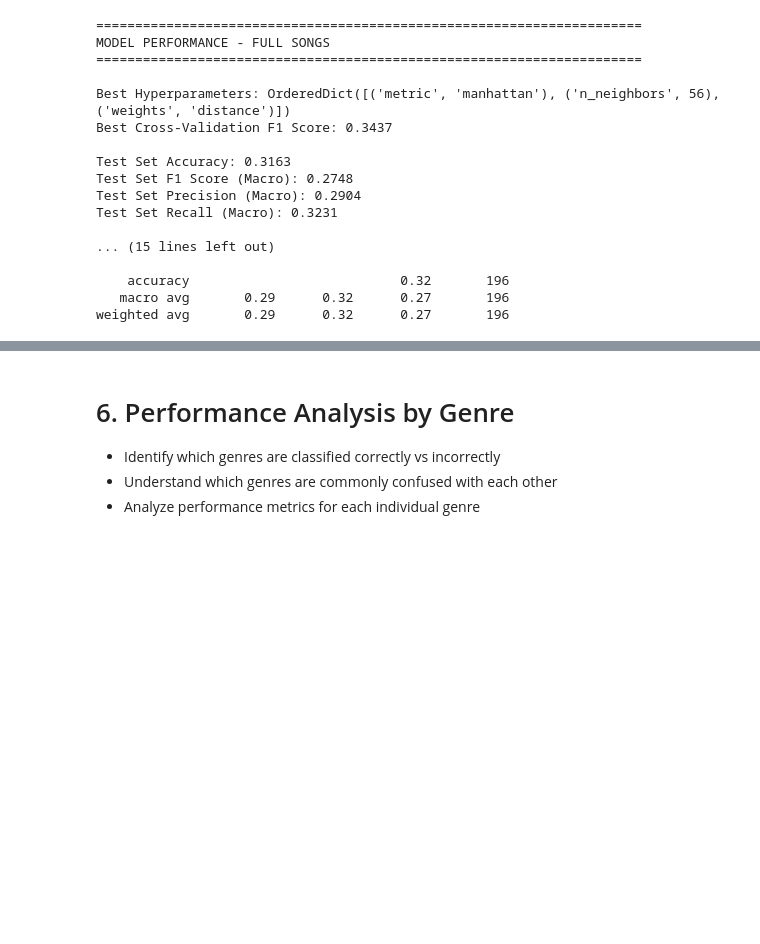
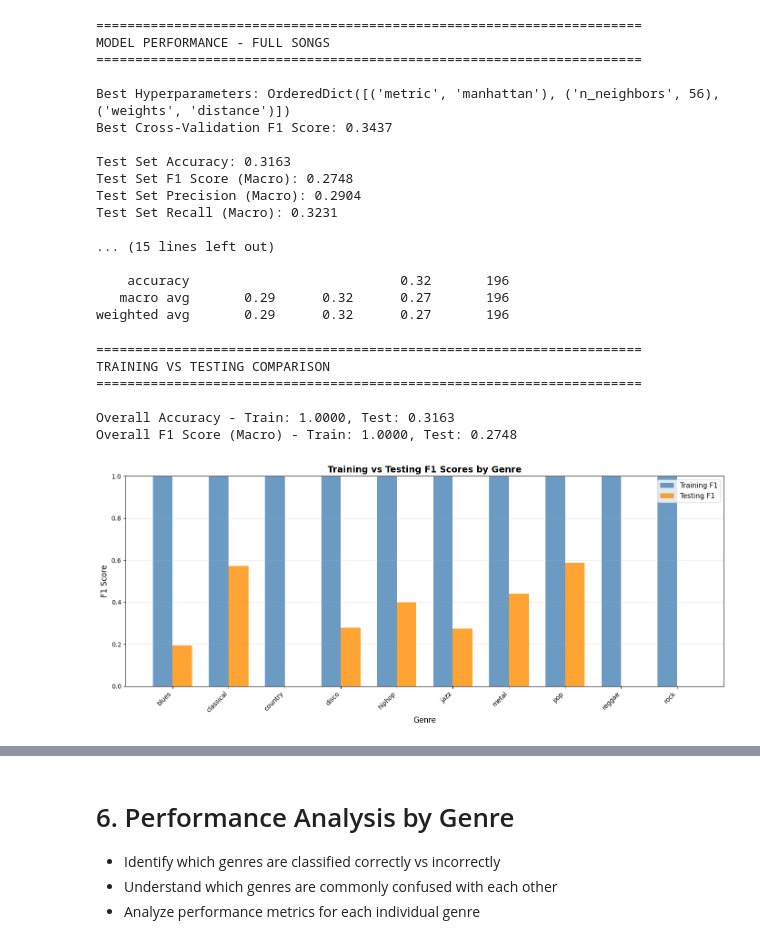
Before and after one commit to AlexGithub3427/music-genre-classification, a Jupyter notebook: KNN Analysis.ipynb, the cells around one changed output, grey strips where cells are left out. Saved outputs shown, nothing was run; the diff lists cells and outputs as text; code cells hidden in the pictures; blank space fills up the shorter version.

```diff
--- a/KNN Analysis.ipynb
+++ b/KNN Analysis.ipynb
@@ -35,6 +40,12 @@ y_pred_enc = best_knn.predict(X_test)
 
 # converting predictions back to labels (genres)
 y_pred_labels = le.inverse_transform(y_pred_enc)
+# %%
+# generating encoded predictions on training set
+y_train_pred_enc = best_knn.predict(X_train)
+
+# converting predictions back to labels (genres)
+y_train_pred_labels = le.inverse_transform(y_train_pred_enc)
 # %% [markdown]
 # 4. Analyze Hyperparameter Tuning Results
 - Visualize how different values of k (number of neighbors) affect the F1 score
@@ -97,3 +116,65 @@ Test Set Recall (Macro): 0.3231
     accuracy                           0.32       196
    macro avg       0.29      0.32      0.27       196
 weighted avg       0.29      0.32      0.27       196
+# %%
+# Create a comparison of training vs testing performance
+
+# Get reports for both sets
+test_report = classification_report(y_test, y_pred_labels, output_dict=True)
+train_report = classification_report(y_train, y_train_pred_labels, output_dict=True)
+
+# Extract F1 scores for each genre
+genres = sorted(np.unique(y_test))
+test_f1_scores = [test_report[genre]['f1-score'] for genre in genres]
+train_f1_scores = [train_report[genre]['f1-score'] for genre in genres]
+
+# Calculate overall metrics comparison
+print("\n" + "="*70)
+print("TRAINING VS TESTING COMPARISON")
+print("="*70)
+print(f"\nOverall Accuracy - Train: {accuracy_score(y_train, y_train_pred_labels):.4f}, Test: {accuracy_score(y_test, y_pred_labels):.4f}")
+print(f"Overall F1 Score (Macro) - Train: {f1_score(y_train, y_train_pred_labels, average='macro'):.4f}, Test: {f1_score(y_test, y_pred_labels, average='macro'):.4f}")
+
+# Create comparison plot
+fig, ax = plt.subplots(figsize=(14, 6))
+
+# Set up bar positions
+x = np.arange(len(genres))
+width = 0.35
+
+# Create bars
+bars1 = ax.bar(x - width/2, train_f1_scores, width, label='Training F1', color='steelblue', alpha=0.8)
+bars2 = ax.bar(x + width/2, test_f1_scores, width, label='Testing F1', color='darkorange', alpha=0.8)
+
+# Customize plot
+ax.set_xlabel('Genre', fontsize=12)
+ax.set_ylabel('F1 Score', fontsize=12)
+ax.set_title('Training vs Testing F1 Scores by Genre', fontsize=14, fontweight='bold')
+ax.set_xticks(x)
+ax.set_xticklabels(genres, rotation=45, ha='right')
+ax.legend(fontsize=11)
+ax.set_ylim(0, 1)
+ax.grid(axis='y', alpha=0.3)
+
+plt.tight_layout()
+plt.show()
+
+# Print F1 score comparison table
+print("\n" + "="*70)
+print("F1 SCORE COMPARISON BY GENRE")
+print("="*70)
+comparison_df = pd.DataFrame({
+    'Genre': genres,
+    'Train F1': train_f1_scores,
+    'Test F1': test_f1_scores,
+    'Difference (Train - Test)': [train - test for train, test in zip(train_f1_scores, test_f1_scores)]
+})
+print(comparison_df.to_string(index=False))
+# %% [output]
+======================================================================
+TRAINING VS TESTING COMPARISON
+======================================================================
+
+Overall Accuracy - Train: 1.0000, Test: 0.3163
+Overall F1 Score (Macro) - Train: 1.0000, Test: 0.2748
+[figure, added]
```
Also changed, not shown: parts of 4 cells of this notebook.
